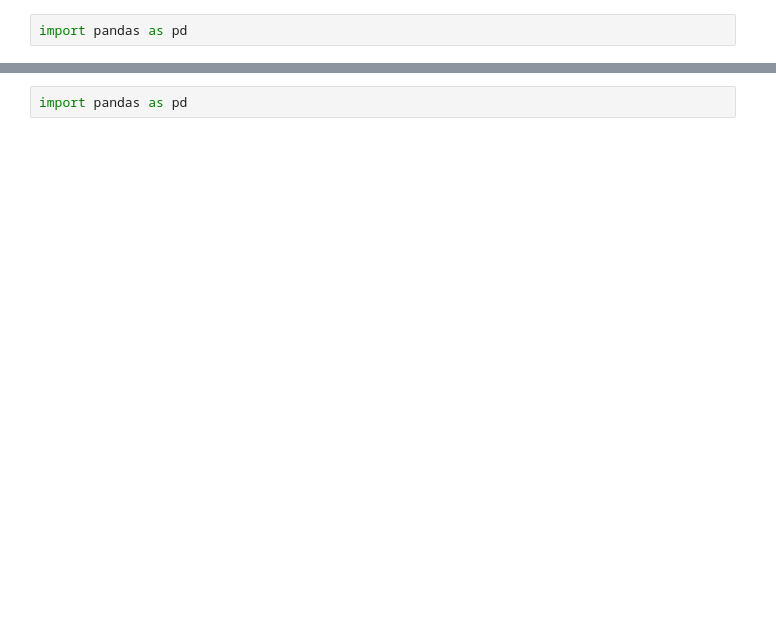
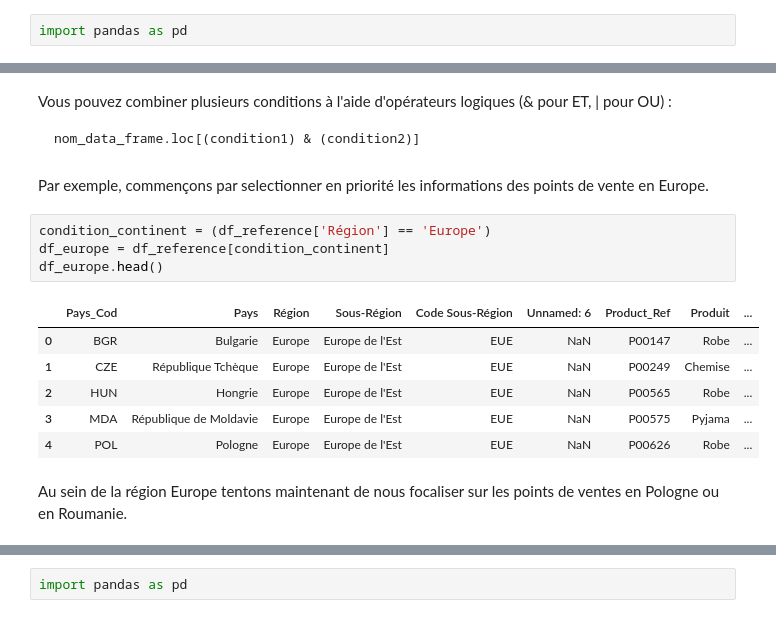
Before and after one commit to heretica/python_for_excel, a Jupyter notebook: s2_bases_pandas.ipynb, the cells around one changed output, grey strips where cells are left out. Cells and saved outputs as stored; diff of their text form; blank space fills up the shorter version.

````diff
--- a/s2_bases_pandas.ipynb
+++ b/s2_bases_pandas.ipynb
@@ -101,0 +161,21 @@ Vous voulez comprendre **tout ce qu'il est possible de comprendre** sur l'activi
+# %% [markdown]
+Vous pouvez combiner plusieurs conditions à l'aide d'opérateurs logiques (& pour ET, | pour OU) :
+
+```python
+nom_data_frame.loc[(condition1) & (condition2)]
+```
+# %% [markdown]
+Par exemple, commençons par selectionner en priorité les informations des points de vente en Europe.
+# %%
+condition_continent = (df_reference['Région'] == 'Europe')
+df_europe = df_reference[condition_continent]
+df_europe.head()
+# %% [output]
+|  | Pays_Cod | Pays | Région | Sous-Région | Code Sous-Région | Unnamed: 6 | Product_Ref | Produit | ... |
+| 0 | BGR | Bulgarie | Europe | Europe de l'Est | EUE | NaN | P00147 | Robe | ... |
+| 1 | CZE | République Tchèque | Europe | Europe de l'Est | EUE | NaN | P00249 | Chemise | ... |
+| 2 | HUN | Hongrie | Europe | Europe de l'Est | EUE | NaN | P00565 | Robe | ... |
+| 3 | MDA | République de Moldavie | Europe | Europe de l'Est | EUE | NaN | P00575 | Pyjama | ... |
+| 4 | POL | Pologne | Europe | Europe de l'Est | EUE | NaN | P00626 | Robe | ... |
+# %% [markdown]
+Au sein de la région Europe tentons maintenant de nous focaliser sur les points de ventes en Pologne ou en Roumanie.
````
Also changed, not shown: parts of 123 cells of this notebook.
